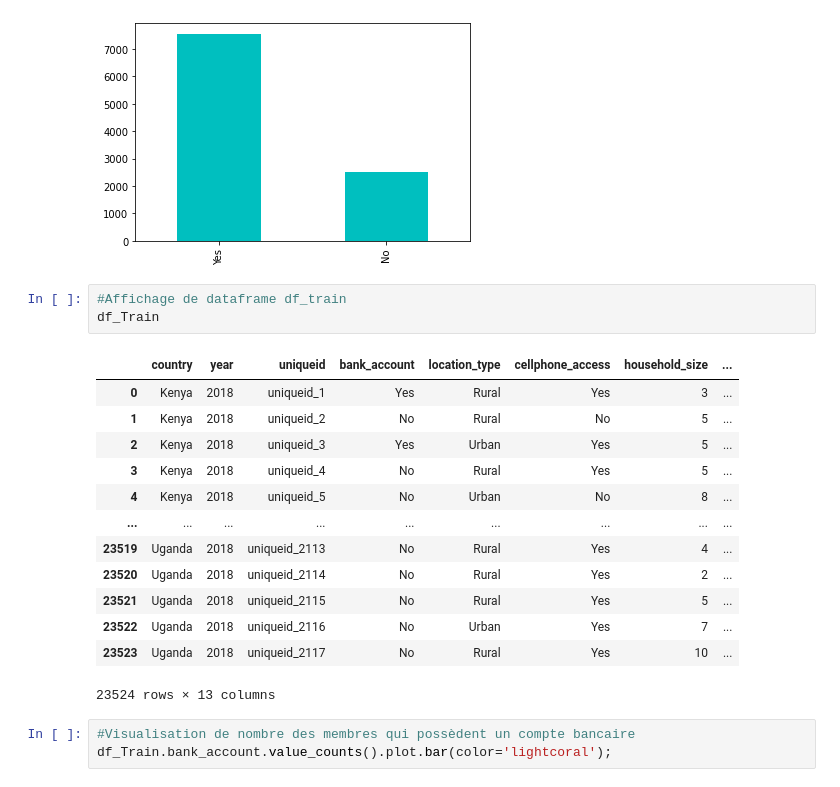
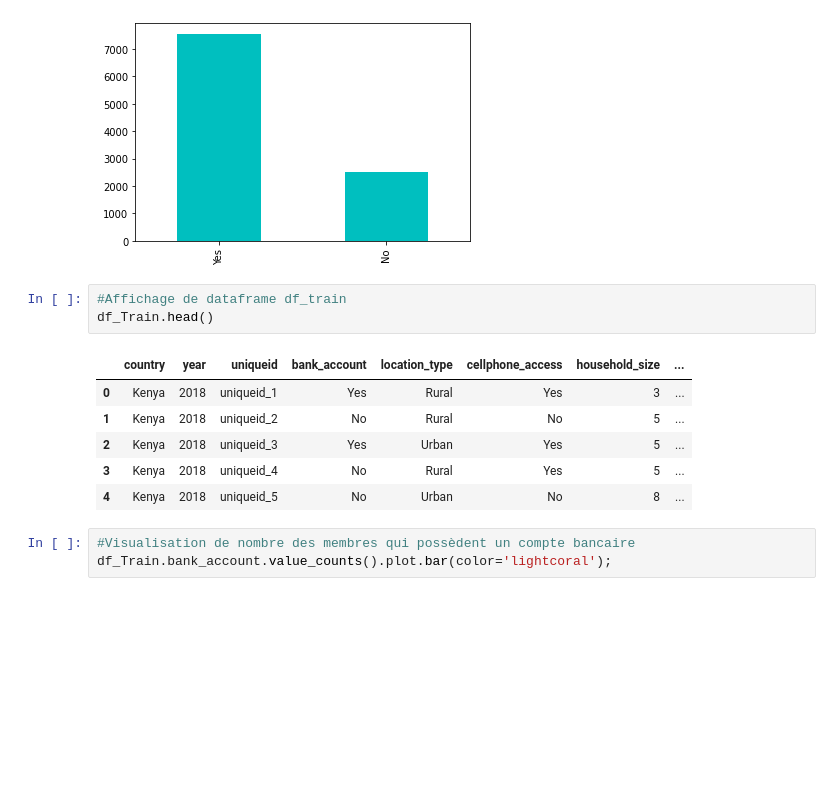
Before and after one commit to montassar668/financial-inclusion-in-africa, a Jupyter notebook: montassar.ipynb, the cells around one changed output. Cells and saved outputs as stored; diff of their text form; blank space fills up the shorter version.

```diff
--- a/montassar.ipynb
+++ b/montassar.ipynb
@@ -48,21 +41,14 @@ df_test.cellphone_access.value_counts().plot.bar(color='C')
 [figure]
 # %%
 #Affichage de dataframe df_train
-df_Train
+df_Train.head()
 # %% [output]
 |  | country | year | uniqueid | bank_account | location_type | cellphone_access | household_size | ... |
 | 0 | Kenya | 2018 | uniqueid_1 | Yes | Rural | Yes | 3 | ... |
 | 1 | Kenya | 2018 | uniqueid_2 | No | Rural | No | 5 | ... |
 | 2 | Kenya | 2018 | uniqueid_3 | Yes | Urban | Yes | 5 | ... |
 | 3 | Kenya | 2018 | uniqueid_4 | No | Rural | Yes | 5 | ... |
 | 4 | Kenya | 2018 | uniqueid_5 | No | Urban | No | 8 | ... |
-| ... | ... | ... | ... | ... | ... | ... | ... | ... |
-| 23519 | Uganda | 2018 | uniqueid_2113 | No | Rural | Yes | 4 | ... |
-| 23520 | Uganda | 2018 | uniqueid_2114 | No | Rural | Yes | 2 | ... |
-| 23521 | Uganda | 2018 | uniqueid_2115 | No | Rural | Yes | 5 | ... |
-| 23522 | Uganda | 2018 | uniqueid_2116 | No | Urban | Yes | 7 | ... |
-| 23523 | Uganda | 2018 | uniqueid_2117 | No | Rural | Yes | 10 | ... |
-23524 rows × 13 columns
 # %%
 #Visualisation de nombre des membres qui possèdent un compte bancaire
 df_Train.bank_account.value_counts().plot.bar(color='lightcoral');
```
Also changed, not shown: parts of 12 cells of this notebook.
